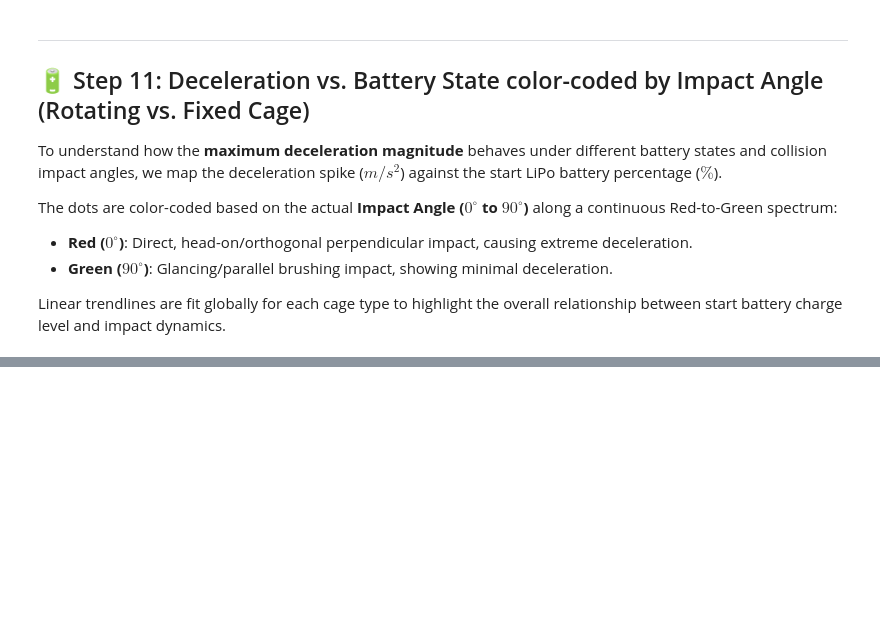
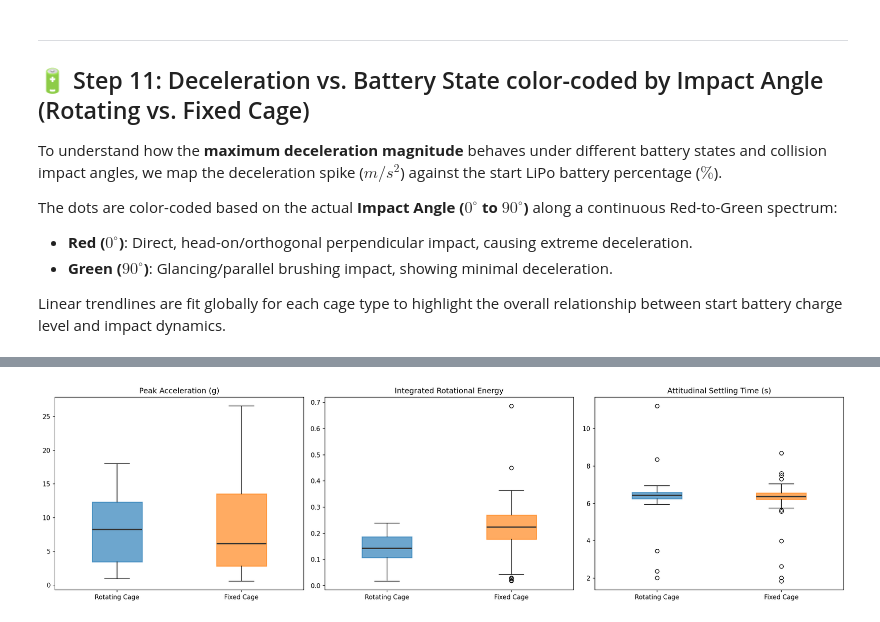
Before and after one commit to Dorten8/MasterThesisDrone, a Jupyter notebook: dev_logs/analysis/experiments_analysis_summary.ipynb, the cells around one changed output, grey strips where cells are left out. Saved outputs shown, nothing was run; the diff lists cells and outputs as text; code cells hidden in the pictures; blank space fills up the shorter version.

```diff
--- a/dev_logs/analysis/experiments_analysis_summary.ipynb
+++ b/dev_logs/analysis/experiments_analysis_summary.ipynb
@@ -897,0 +808,35 @@ plt.show()
+# %%
+fig, axes = plt.subplots(1, 3, figsize=(18, 5), dpi=150)
+
+box_groups = ['Rotating Cage', 'Fixed Cage']
+
+# Plot 12a: Peak Acceleration & Integrated Shock Impulse
+box_data_accel = [df_impacts[df_impacts['condition'] == name]['imu_peak_accel'].dropna() for name in box_groups]
+bp0 = axes[0].boxplot(box_data_accel, labels=box_groups, patch_artist=True, widths=0.4)
+axes[0].set_title('Peak Acceleration (g)')
+
+# Plot 12b: Peak Angular Rate & Rotational Disturbance Energy
+box_data_energy = [df_impacts[df_impacts['condition'] == name]['imu_gyro_energy'].dropna() for name in box_groups]
+bp1 = axes[1].boxplot(box_data_energy, labels=box_groups, patch_artist=True, widths=0.4)
+axes[1].set_title('Integrated Rotational Energy')
+
+# Plot 12c: Linear & Attitudinal Settling Times
+box_data_settling = [df_impacts[df_impacts['condition'] == name]['imu_gyro_settling'].dropna() for name in box_groups]
+bp2 = axes[2].boxplot(box_data_settling, labels=box_groups, patch_artist=True, widths=0.4)
+axes[2].set_title('Attitudinal Settling Time (s)')
+
+colors_list = ['#1F77B4', '#FF7F0E']
+for bp in [bp0, bp1, bp2]:
+    for patch, color in zip(bp['boxes'], colors_list):
+        patch.set_facecolor(color)
+        patch.set_alpha(0.65)
+        patch.set_edgecolor(color)
+        patch.set_linewidth(1.5)
+    for median in bp['medians']:
+        median.set(color='#333333', linewidth=2.0)
+
+plt.tight_layout()
+plt.savefig('graphics/structural_dynamics_boxplots.png', dpi=300)
+plt.show()
+# %% [output]
+[figure, added]
```
Also changed, not shown: parts of 17 cells of this notebook, 1 other file.
